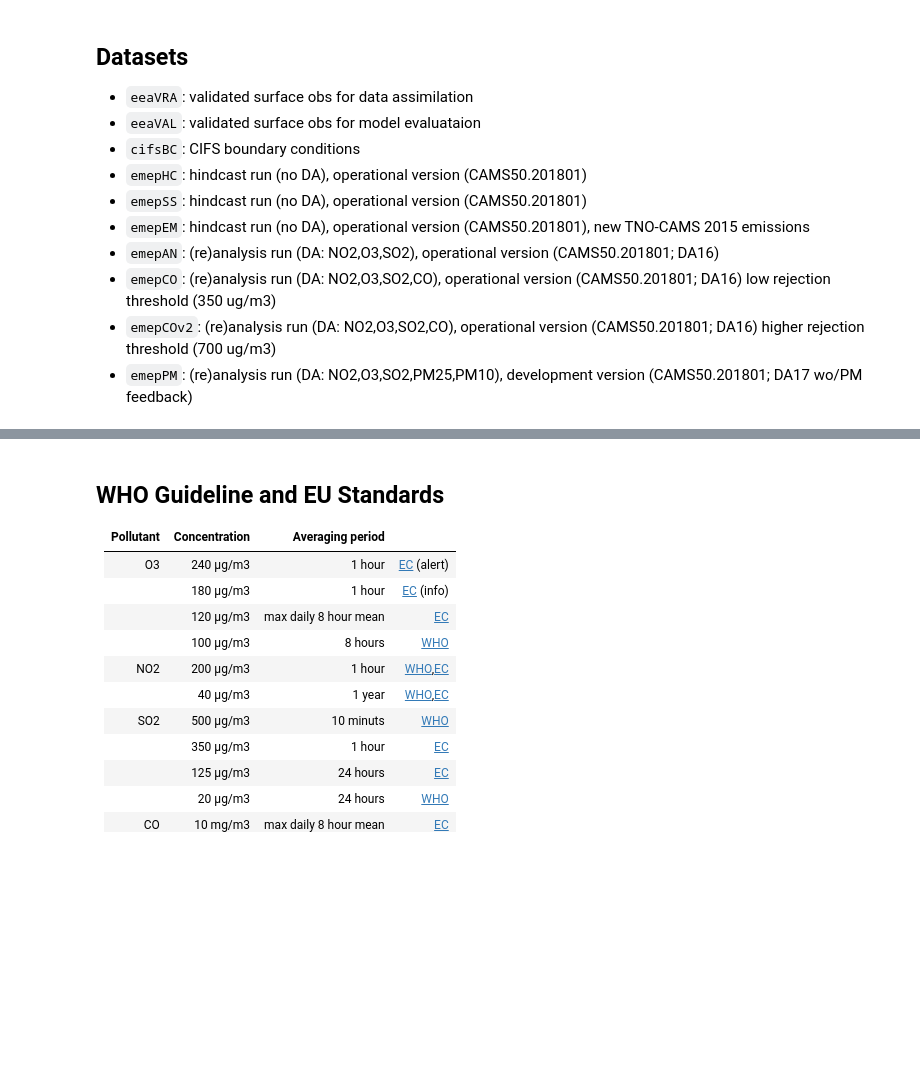
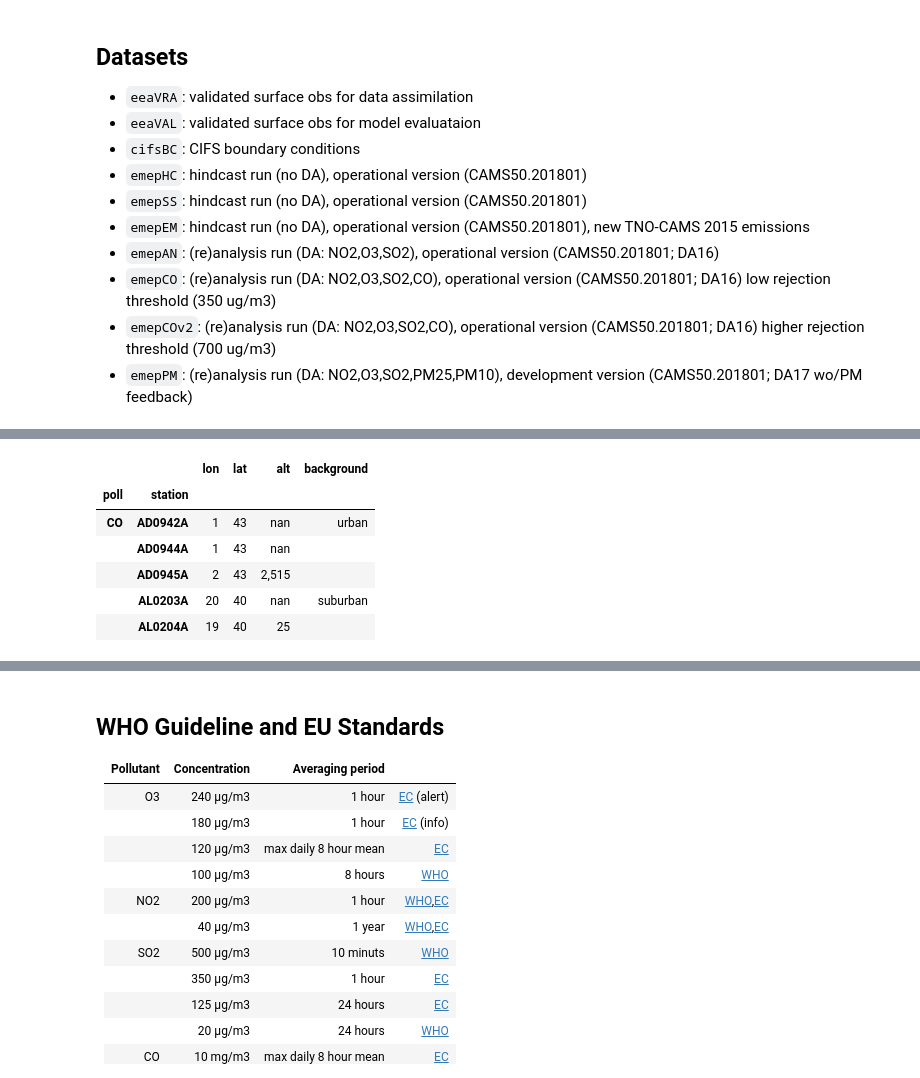
Before and after one commit to avaldebe/pynb, a Jupyter notebook: CAMS50/vra2016/exceedances.ipynb, the cells around one changed output, grey strips where cells are left out. Cells and saved outputs as stored; diff of their text form; code cells hidden in the pictures; blank space fills up the shorter version.

```diff
--- a/CAMS50/vra2016/exceedances.ipynb
+++ b/CAMS50/vra2016/exceedances.ipynb
@@ -51,4 +75,6 @@ model
 # %%
-%time stat = data.sel(dataset=obs)[['lon','lat','alt','background']].reset_coords()
-%time df = data[poll].to_dataframe().unstack('dataset')
+%time stat = data.sel(dataset=obs)[['lon','lat','alt','background']]
+%time stat = stat.reset_coords().to_dataframe()
+stat['background'] = stat['background'].str.replace('background/','')
+stat.loc['eeaVAL',:].head()
 # %% [output]
@@ -58,0 +85,7 @@ Wall time: 2min 43s
+|  |  | lon | lat | alt | background |
+| poll | station |  |  |  |  |
+| CO | AD0942A | 1 | 43 | nan | urban |
+|  | AD0944A | 1 | 43 | nan |  |
+|  | AD0945A | 2 | 43 | 2,515 |  |
+|  | AL0203A | 20 | 40 | nan | suburban |
+|  | AL0204A | 19 | 40 | 25 |  |
```
Also changed, not shown: parts of 12 cells of this notebook, 3 other files.
